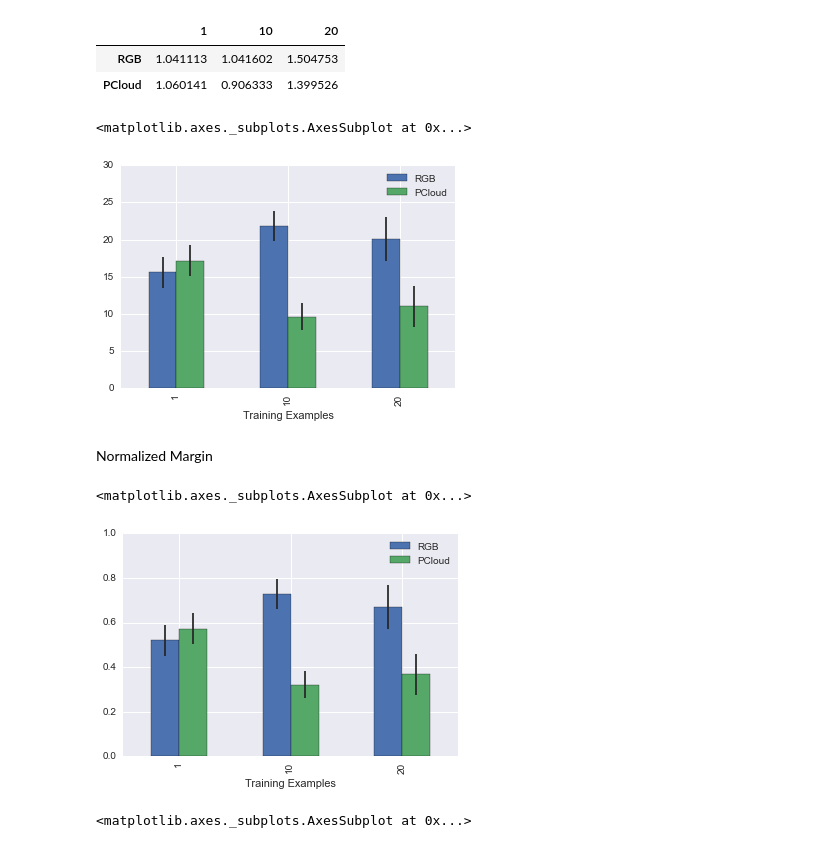
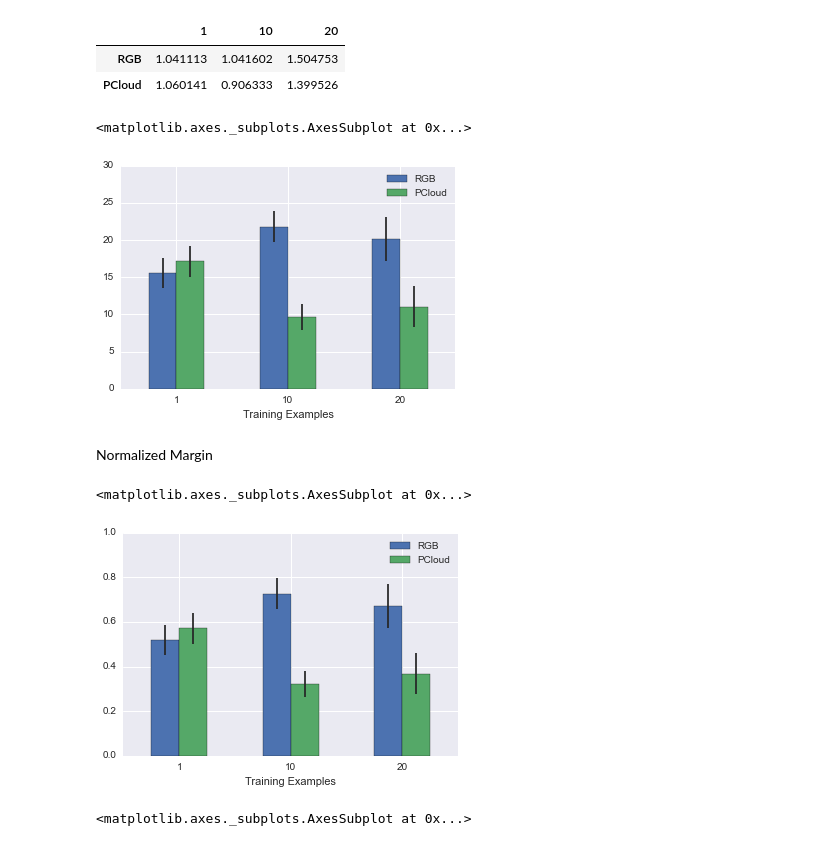
Before and after one commit to UC3MSocialRobots/ocular_interaction, a Jupyter notebook: ocular_data/notebooks/Learning Curves.ipynb, the cells around one changed output. Cells and saved outputs as stored; diff of their text form; code cells hidden in the pictures.

```diff
--- a/ocular_data/notebooks/Learning Curves.ipynb
+++ b/ocular_data/notebooks/Learning Curves.ipynb
@@ -368,10 +368,10 @@ Ms_sem
 | RGB | 1.041113 | 1.041602 | 1.504753 |
 | PCloud | 1.060141 | 0.906333 | 1.399526 |
 # %%
-Ms.T.plot(kind='bar', yerr=1.96*Ms_sem.T, ylim=(0, 30))
+Ms.T.plot(kind='bar', yerr=1.96*Ms_sem.T, ylim=(0, 30), rot=0)
 # %% [output]
 <matplotlib.axes._subplots.AxesSubplot at 0x...>
-[figure, old version]
+[figure, new version]
 # %% [markdown]
 Normalized Margin
 # %%
@@ -382,10 +382,10 @@ normalized_margins.columns.name = "Training Examples"
 # %%
 normalized_margins.T.plot(kind='bar',
                           yerr=1.96*normalized_margins_stderr.T,
-                          ylim=(0, 1))
+                          ylim=(0, 1), rot=0)
 # %% [output]
 <matplotlib.axes._subplots.AxesSubplot at 0x...>
-[figure, old version]
+[figure, new version]
 # %%
 Ms.T.plot(yerr=1.96*Ms_sem.T, xlim=(0, 21), ylim=(0,30))
 # %% [output]
```
Also changed, not shown: parts of 6 cells of this notebook.
